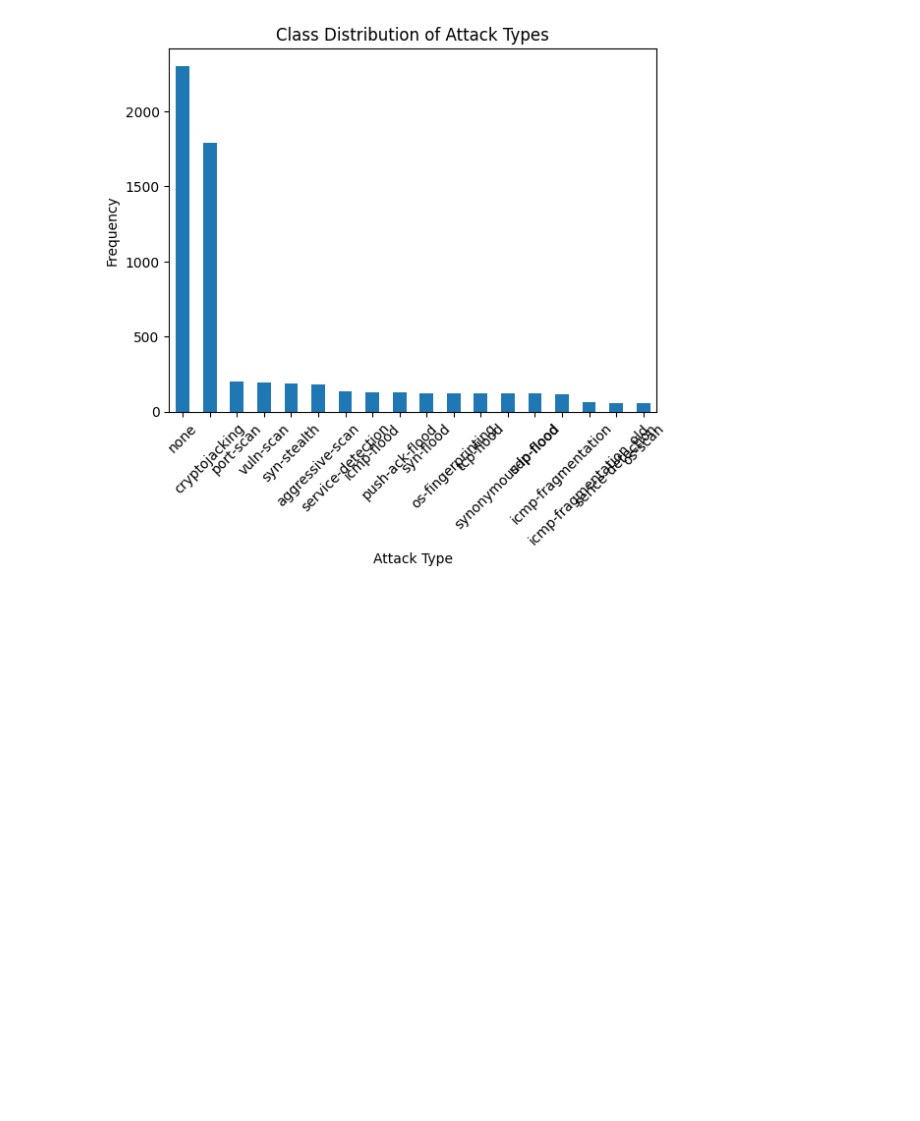
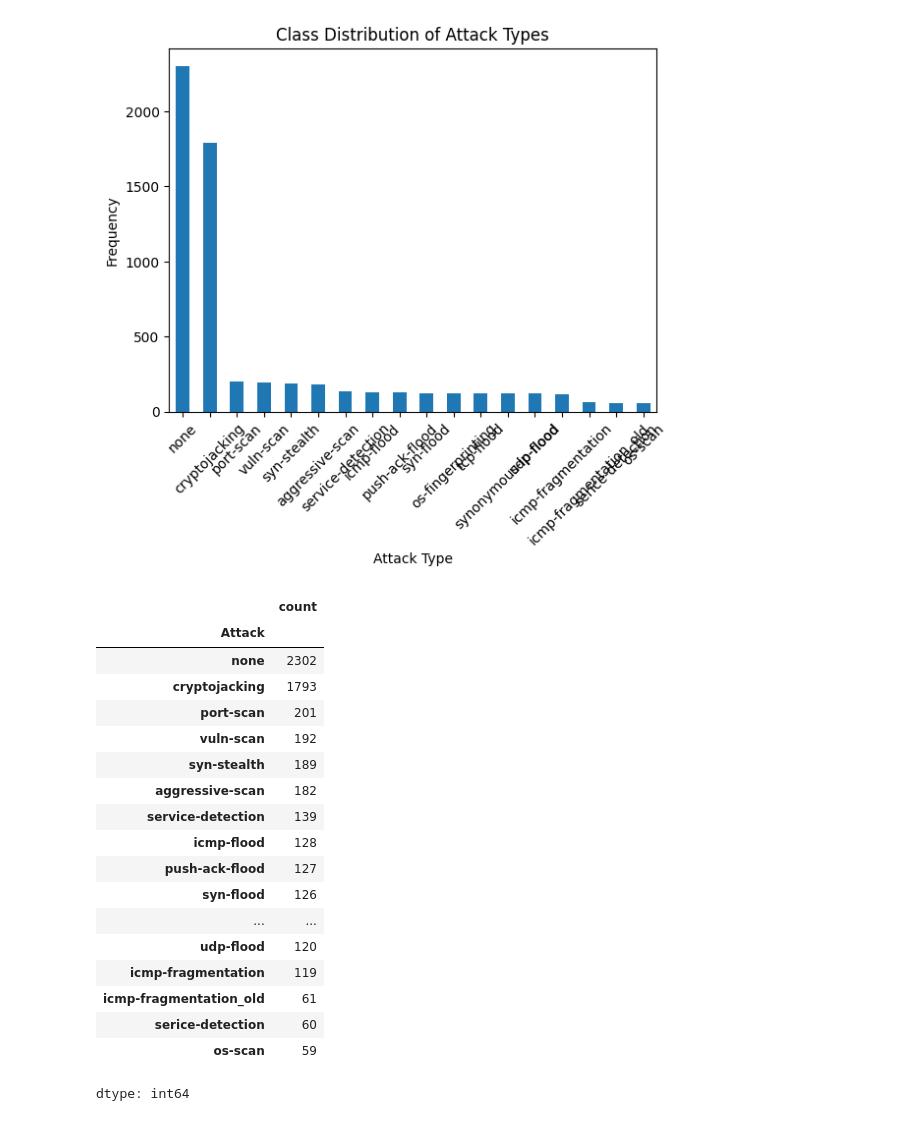
Before and after one commit to Sameer-Tahir/Project_DS, a Jupyter notebook: Project.ipynb, the cells around one changed output. Saved outputs shown, nothing was run; the diff lists cells and outputs as text; code cells hidden in the pictures; blank space fills up the shorter version.

```diff
--- a/Project.ipynb
+++ b/Project.ipynb
@@ -196,3 +196,25 @@ plt.xticks(rotation=45)
 plt.show()
 # %% [output]
 [figure]
+# %%
+df['Attack'].value_counts()
+# %% [output]
+|  | count |
+| Attack |  |
+| none | 2302 |
+| cryptojacking | 1793 |
+| port-scan | 201 |
+| vuln-scan | 192 |
+| syn-stealth | 189 |
+| aggressive-scan | 182 |
+| service-detection | 139 |
+| icmp-flood | 128 |
+| push-ack-flood | 127 |
+| syn-flood | 126 |
+| ... | ... |
+| udp-flood | 120 |
+| icmp-fragmentation | 119 |
+| icmp-fragmentation_old | 61 |
+| serice-detection | 60 |
+| os-scan | 59 |
+dtype: int64
```
Also changed, not shown: parts of 2 cells of this notebook.
